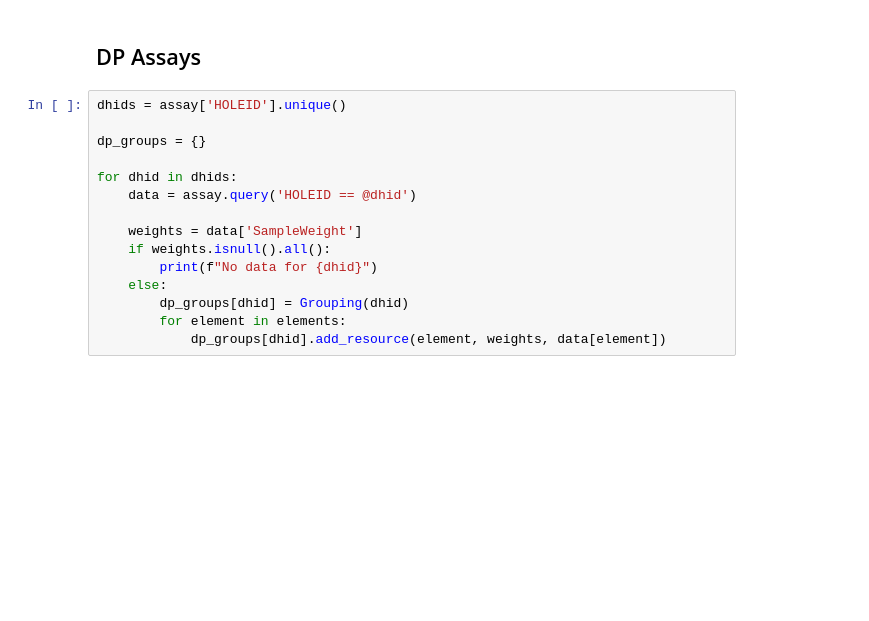
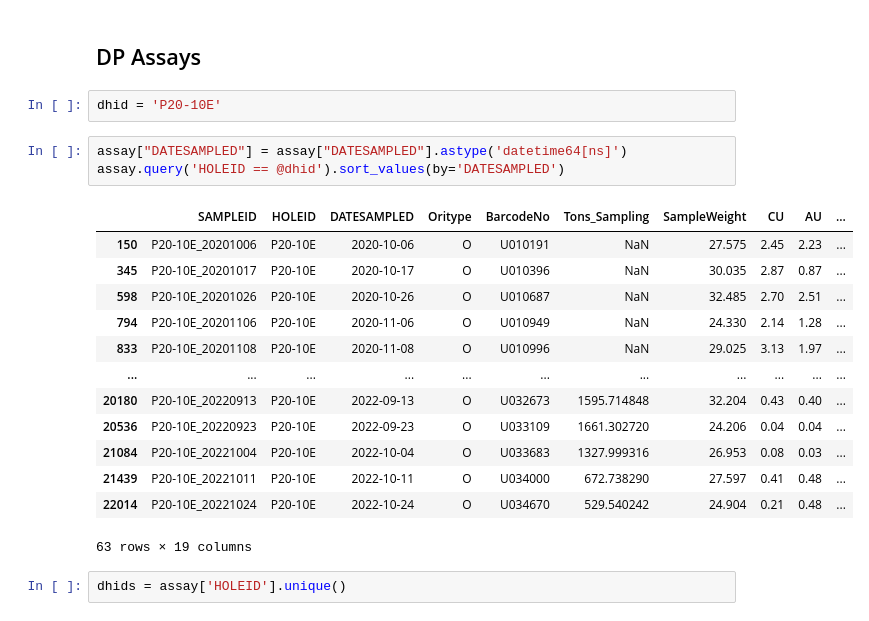
Before and after one commit to jouytrew/masters_pfti, a Jupyter notebook: notebooks/grade_analysis_compare_dp_pcbc.ipynb, the cells around one changed output. Cells and saved outputs as stored; diff of their text form; blank space fills up the shorter version.

```diff
--- a/notebooks/grade_analysis_compare_dp_pcbc.ipynb
+++ b/notebooks/grade_analysis_compare_dp_pcbc.ipynb
@@ -268,18 +211,24 @@ if SAVE:
 [figure]
 # %% [markdown]
 ## DP Assays
-# %%
-dhids = assay['HOLEID'].unique()
-
-dp_groups = {}
-
-for dhid in dhids:
-    data = assay.query('HOLEID == @dhid')
-
-    weights = data['SampleWeight']
-    if weights.isnull().all():
-        print(f"No data for {dhid}")
-    else:
-        dp_groups[dhid] = Grouping(dhid)
-        for element in elements:
-            dp_groups[dhid].add_resource(element, weights, data[element])
+# %%
+dhid = 'P20-10E'
+# %%
+assay["DATESAMPLED"] = assay["DATESAMPLED"].astype('datetime64[ns]')
+assay.query('HOLEID == @dhid').sort_values(by='DATESAMPLED')
+# %% [output]
+|  | SAMPLEID | HOLEID | DATESAMPLED | Oritype | BarcodeNo | Tons_Sampling | SampleWeight | CU | AU | ... |
+| 150 | P20-10E_20201006 | P20-10E | 2020-10-06 | O | U010191 | NaN | 27.575 | 2.45 | 2.23 | ... |
+| 345 | P20-10E_20201017 | P20-10E | 2020-10-17 | O | U010396 | NaN | 30.035 | 2.87 | 0.87 | ... |
+| 598 | P20-10E_20201026 | P20-10E | 2020-10-26 | O | U010687 | NaN | 32.485 | 2.70 | 2.51 | ... |
+| 794 | P20-10E_20201106 | P20-10E | 2020-11-06 | O | U010949 | NaN | 24.330 | 2.14 | 1.28 | ... |
+| 833 | P20-10E_20201108 | P20-10E | 2020-11-08 | O | U010996 | NaN | 29.025 | 3.13 | 1.97 | ... |
+| ... | ... | ... | ... | ... | ... | ... | ... | ... | ... | ... |
+| 20180 | P20-10E_20220913 | P20-10E | 2022-09-13 | O | U032673 | 1595.714848 | 32.204 | 0.43 | 0.40 | ... |
+| 20536 | P20-10E_20220923 | P20-10E | 2022-09-23 | O | U033109 | 1661.302720 | 24.206 | 0.04 | 0.04 | ... |
+| 21084 | P20-10E_20221004 | P20-10E | 2022-10-04 | O | U033683 | 1327.999316 | 26.953 | 0.08 | 0.03 | ... |
+| 21439 | P20-10E_20221011 | P20-10E | 2022-10-11 | O | U034000 | 672.738290 | 27.597 | 0.41 | 0.48 | ... |
+| 22014 | P20-10E_20221024 | P20-10E | 2022-10-24 | O | U034670 | 529.540242 | 24.904 | 0.21 | 0.48 | ... |
+63 rows × 19 columns
+# %%
+dhids = assay['HOLEID'].unique()
```
Also changed, not shown: parts of 5 cells of this notebook, 2 other files.
